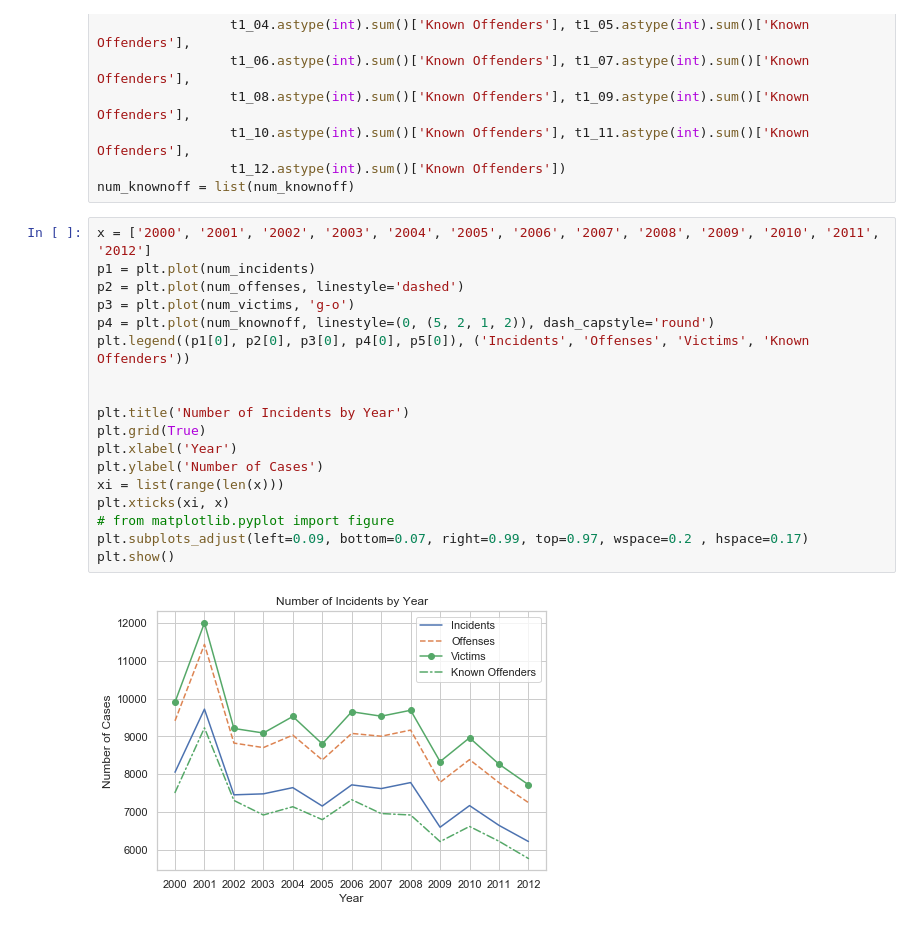
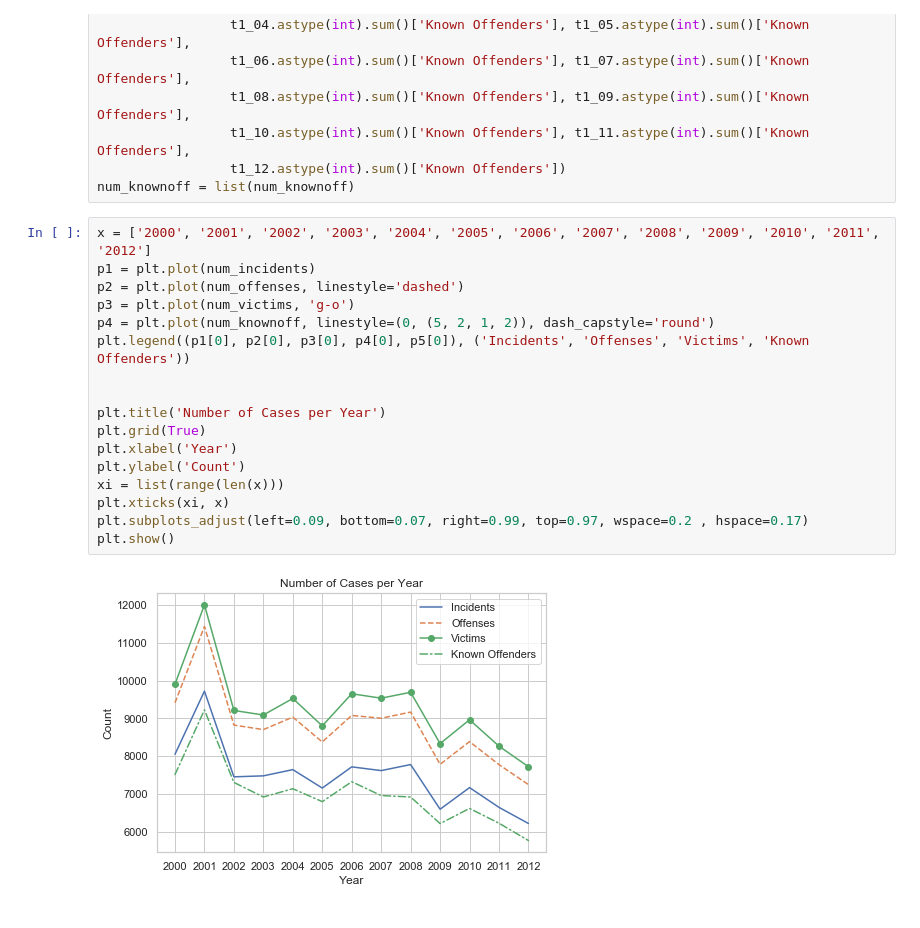
Before and after one commit to helenhc/Crime-Hate-Crime, a Jupyter notebook: tables 1 & 2.ipynb, the cells around one changed output. Drawn from its saved outputs; the diff is of its cells as text.

```diff
--- a/tables 1 & 2.ipynb
+++ b/tables 1 & 2.ipynb
@@ -497,20 +497,19 @@ num_knownoff = list(num_knownoff)
 # %%
 x = ['2000', '2001', '2002', '2003', '2004', '2005', '2006', '2007', '2008', '2009', '2010', '2011', '2012']
 p1 = plt.plot(num_incidents)
 p2 = plt.plot(num_offenses, linestyle='dashed')
 p3 = plt.plot(num_victims, 'g-o')
 p4 = plt.plot(num_knownoff, linestyle=(0, (5, 2, 1, 2)), dash_capstyle='round')
 plt.legend((p1[0], p2[0], p3[0], p4[0], p5[0]), ('Incidents', 'Offenses', 'Victims', 'Known Offenders'))
 
 
-plt.title('Number of Incidents by Year')
+plt.title('Number of Cases per Year')
 plt.grid(True)
 plt.xlabel('Year')
-plt.ylabel('Number of Cases')
+plt.ylabel('Count')
 xi = list(range(len(x)))
 plt.xticks(xi, x)
-# from matplotlib.pyplot import figure
 plt.subplots_adjust(left=0.09, bottom=0.07, right=0.99, top=0.97, wspace=0.2 , hspace=0.17)
 plt.show()
 # %% [output]
-[figure, old version]
+[figure, new version]
```
